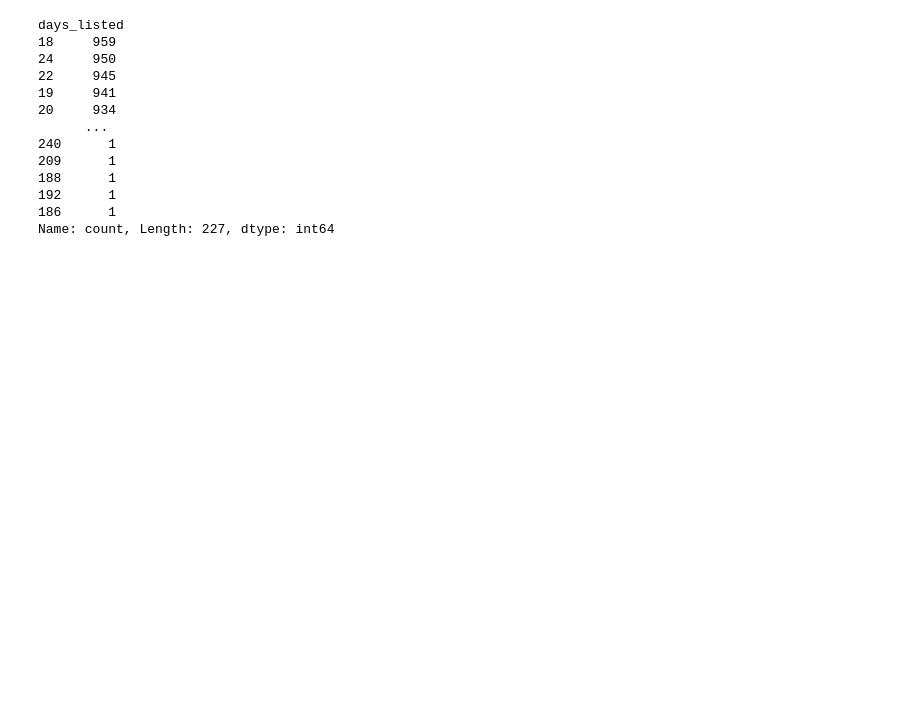
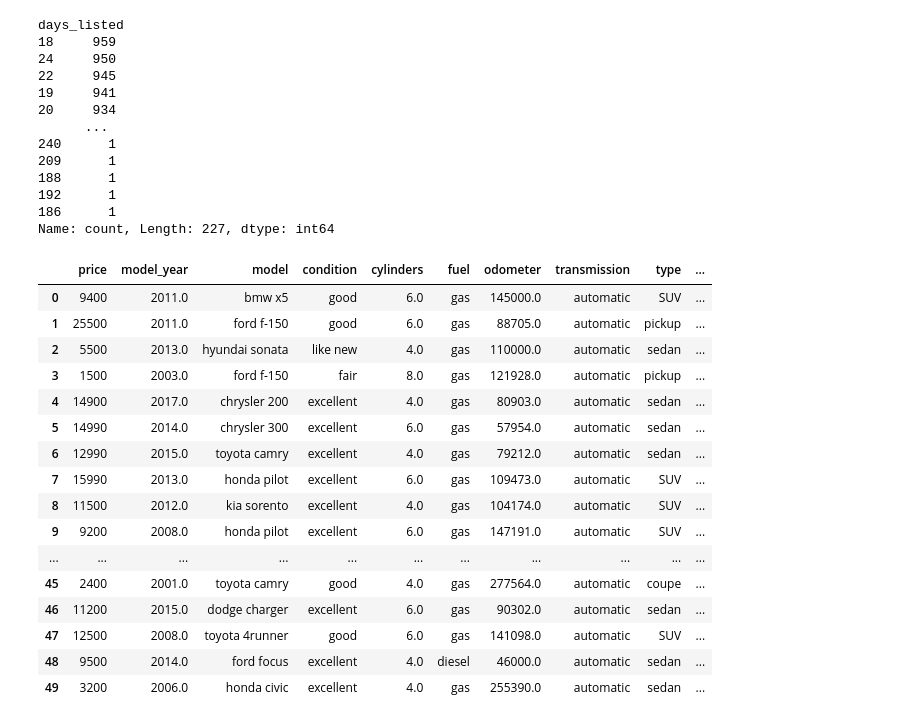
Before and after one commit to AlenaKaliuzhnaya/car_project, a Jupyter notebook: notebooks/EDA.ipynb, the cells around one changed output. Saved outputs shown, nothing was run; the diff lists cells and outputs as text; code cells hidden in the pictures; blank space fills up the shorter version.

Commit message:
patched data

```diff
--- a/notebooks/EDA.ipynb
+++ b/notebooks/EDA.ipynb
@@ -557,3 +557,23 @@ days_listed
 192      1
 186      1
 Name: count, Length: 227, dtype: int64
+# %%
+data.head(50)
+# %% [output]
+|  | price | model_year | model | condition | cylinders | fuel | odometer | transmission | type | ... |
+| 0 | 9400 | 2011.0 | bmw x5 | good | 6.0 | gas | 145000.0 | automatic | SUV | ... |
+| 1 | 25500 | 2011.0 | ford f-150 | good | 6.0 | gas | 88705.0 | automatic | pickup | ... |
+| 2 | 5500 | 2013.0 | hyundai sonata | like new | 4.0 | gas | 110000.0 | automatic | sedan | ... |
+| 3 | 1500 | 2003.0 | ford f-150 | fair | 8.0 | gas | 121928.0 | automatic | pickup | ... |
+| 4 | 14900 | 2017.0 | chrysler 200 | excellent | 4.0 | gas | 80903.0 | automatic | sedan | ... |
+| 5 | 14990 | 2014.0 | chrysler 300 | excellent | 6.0 | gas | 57954.0 | automatic | sedan | ... |
+| 6 | 12990 | 2015.0 | toyota camry | excellent | 4.0 | gas | 79212.0 | automatic | sedan | ... |
+| 7 | 15990 | 2013.0 | honda pilot | excellent | 6.0 | gas | 109473.0 | automatic | SUV | ... |
+| 8 | 11500 | 2012.0 | kia sorento | excellent | 4.0 | gas | 104174.0 | automatic | SUV | ... |
+| 9 | 9200 | 2008.0 | honda pilot | excellent | 6.0 | gas | 147191.0 | automatic | SUV | ... |
+| ... | ... | ... | ... | ... | ... | ... | ... | ... | ... | ... |
+| 45 | 2400 | 2001.0 | toyota camry | good | 4.0 | gas | 277564.0 | automatic | coupe | ... |
+| 46 | 11200 | 2015.0 | dodge charger | excellent | 6.0 | gas | 90302.0 | automatic | sedan | ... |
+| 47 | 12500 | 2008.0 | toyota 4runner | good | 6.0 | gas | 141098.0 | automatic | SUV | ... |
+| 48 | 9500 | 2014.0 | ford focus | excellent | 4.0 | diesel | 46000.0 | automatic | sedan | ... |
+| 49 | 3200 | 2006.0 | honda civic | excellent | 4.0 | gas | 255390.0 | automatic | sedan | ... |
```
Also changed, not shown: 2 other files.
